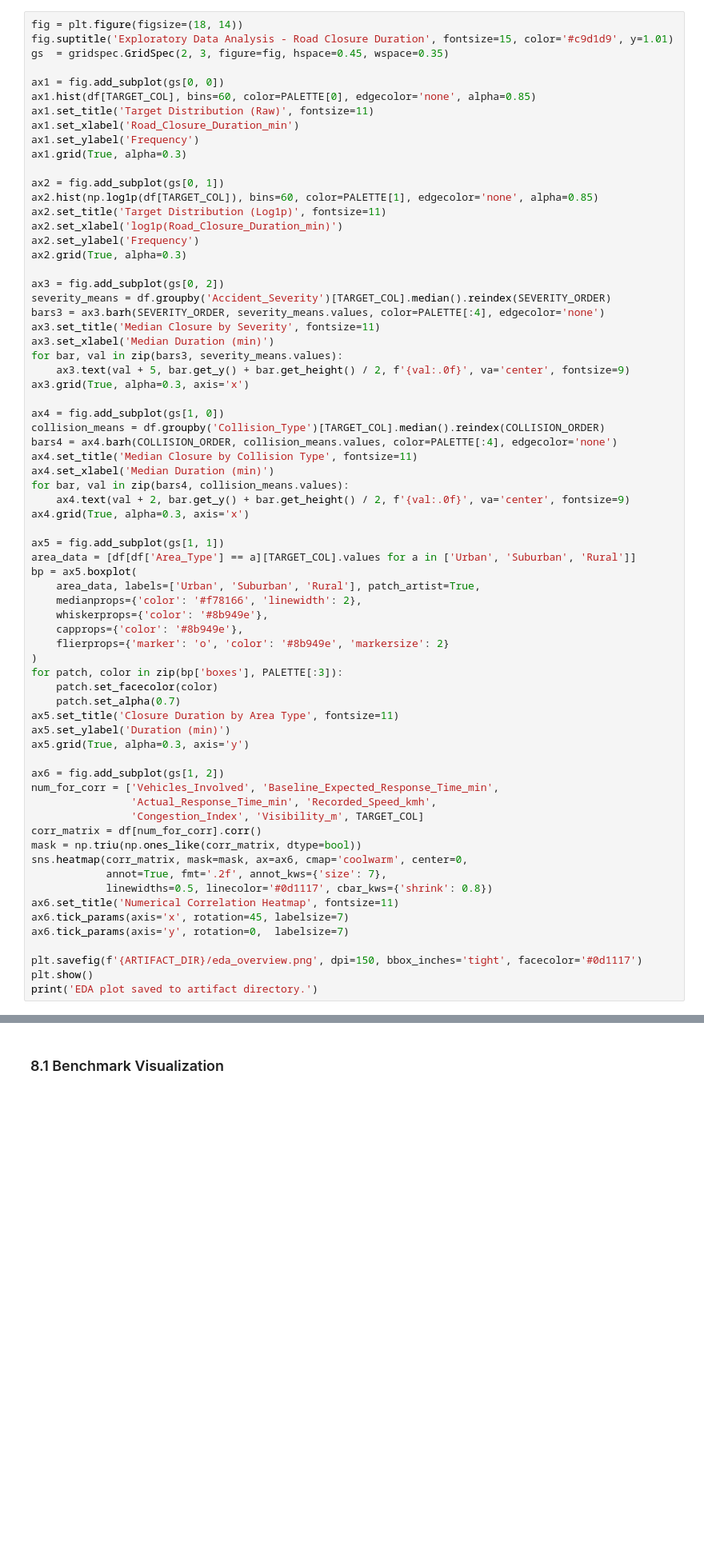
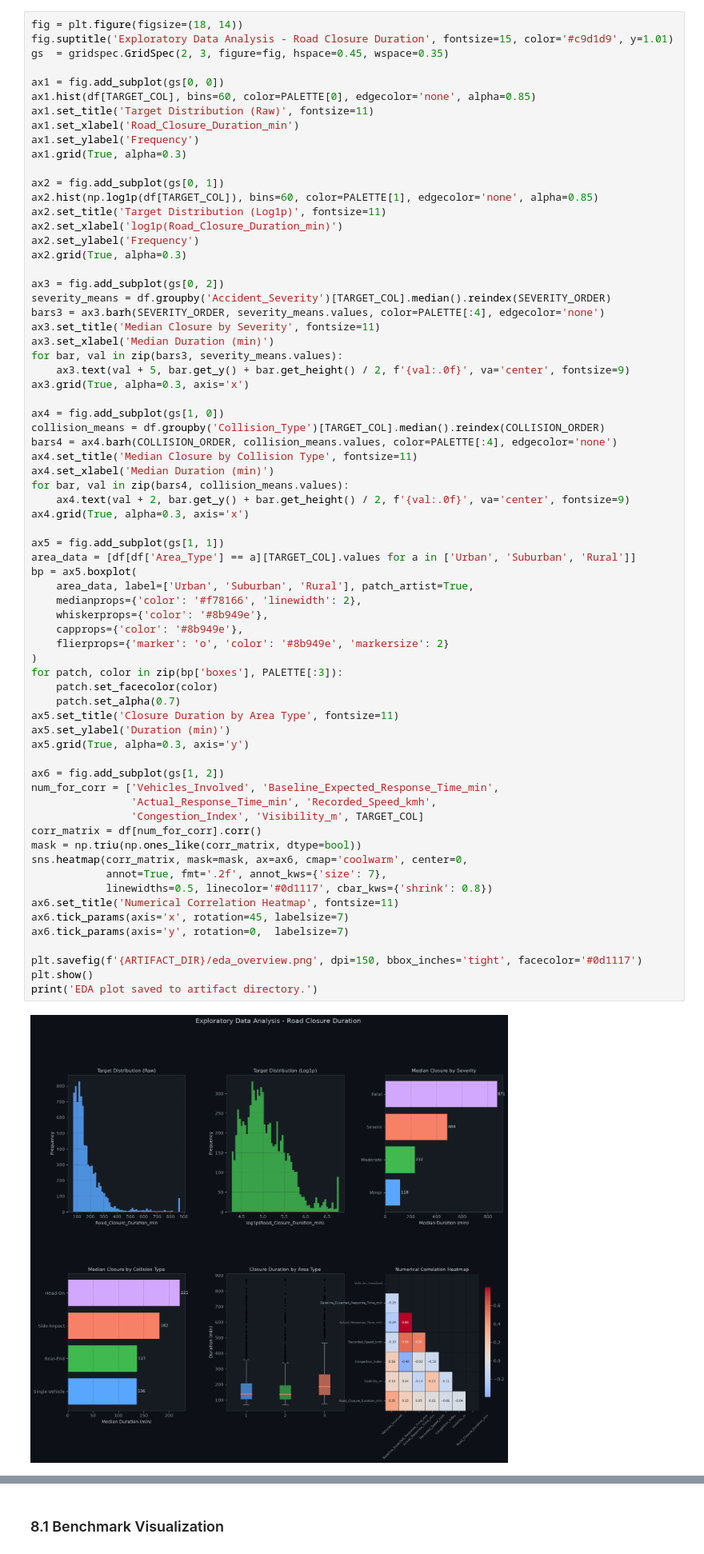
Before and after one commit to NumiKun/Emergency-Dispatch---Traffic-Physics, a Jupyter notebook: Model/road_closure_duration_prediction.ipynb, the cells around one changed output, grey strips where cells are left out. Shown at 80% size. Saved outputs shown, nothing was run; the diff lists cells and outputs as text; blank space fills up the shorter version.

```diff
--- a/Model/road_closure_duration_prediction.ipynb
+++ b/Model/road_closure_duration_prediction.ipynb
@@ -287,32 +330,34 @@ ax4.grid(True, alpha=0.3, axis='x')
 ax5 = fig.add_subplot(gs[1, 1])
 area_data = [df[df['Area_Type'] == a][TARGET_COL].values for a in ['Urban', 'Suburban', 'Rural']]
 bp = ax5.boxplot(
-    area_data, labels=['Urban', 'Suburban', 'Rural'], patch_artist=True,
+    area_data, label=['Urban', 'Suburban', 'Rural'], patch_artist=True,
     medianprops={'color': '#f78166', 'linewidth': 2},
     whiskerprops={'color': '#8b949e'},
     capprops={'color': '#8b949e'},
     flierprops={'marker': 'o', 'color': '#8b949e', 'markersize': 2}
 )
 for patch, color in zip(bp['boxes'], PALETTE[:3]):
     patch.set_facecolor(color)
     patch.set_alpha(0.7)
 ax5.set_title('Closure Duration by Area Type', fontsize=11)
 ax5.set_ylabel('Duration (min)')
 ax5.grid(True, alpha=0.3, axis='y')
 
 ax6 = fig.add_subplot(gs[1, 2])
 num_for_corr = ['Vehicles_Involved', 'Baseline_Expected_Response_Time_min',
                 'Actual_Response_Time_min', 'Recorded_Speed_kmh',
                 'Congestion_Index', 'Visibility_m', TARGET_COL]
 corr_matrix = df[num_for_corr].corr()
 mask = np.triu(np.ones_like(corr_matrix, dtype=bool))
 sns.heatmap(corr_matrix, mask=mask, ax=ax6, cmap='coolwarm', center=0,
             annot=True, fmt='.2f', annot_kws={'size': 7},
             linewidths=0.5, linecolor='#0d1117', cbar_kws={'shrink': 0.8})
 ax6.set_title('Numerical Correlation Heatmap', fontsize=11)
 ax6.tick_params(axis='x', rotation=45, labelsize=7)
 ax6.tick_params(axis='y', rotation=0,  labelsize=7)
 
 plt.savefig(f'{ARTIFACT_DIR}/eda_overview.png', dpi=150, bbox_inches='tight', facecolor='#0d1117')
 plt.show()
 print('EDA plot saved to artifact directory.')
+# %% [output]
+[figure, added]
```
Also changed, not shown: parts of 21 cells of this notebook.
